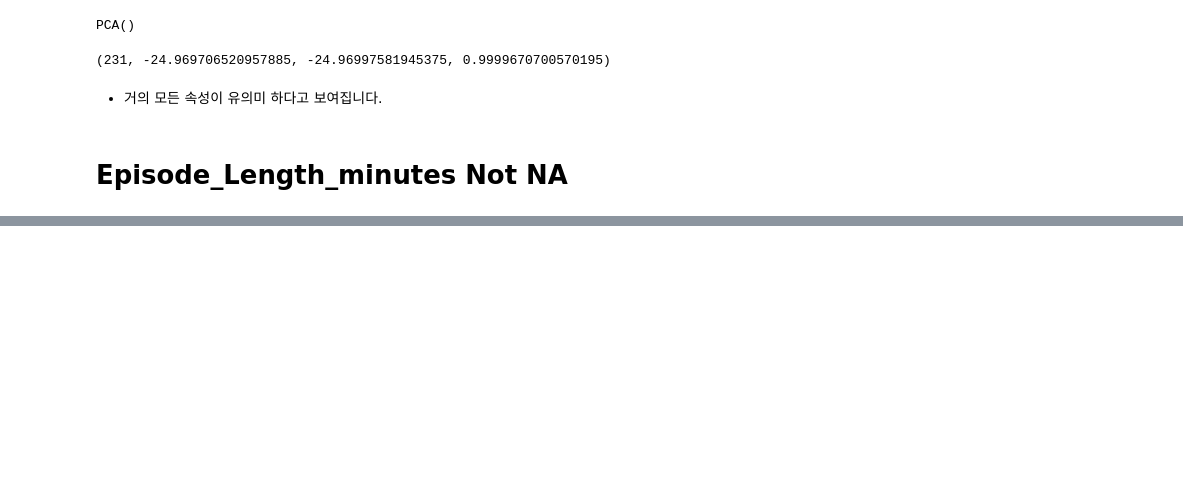
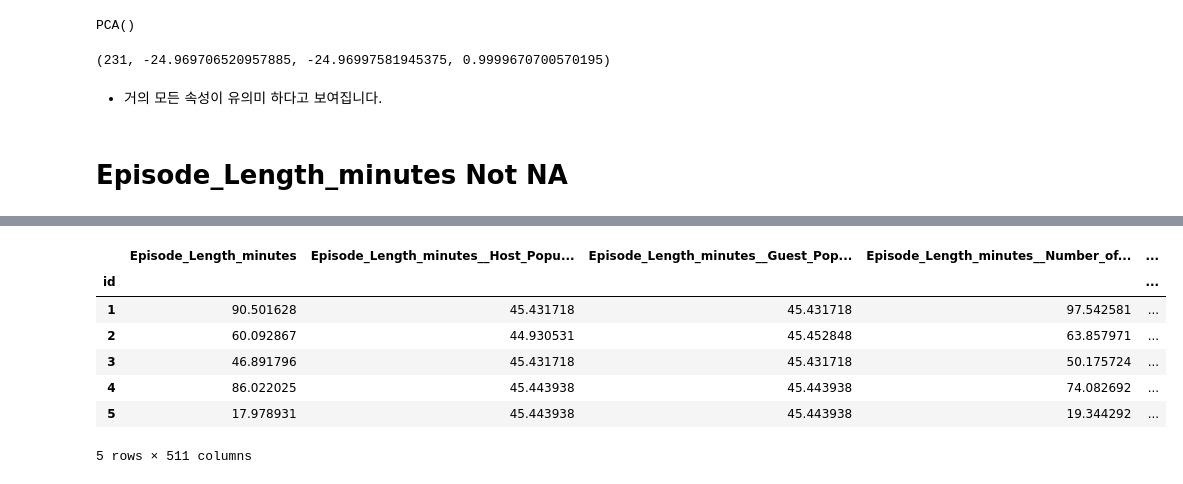
Before and after one commit to sunkusun9/sunkusun9, a Jupyter notebook: kaggle/PGS5/PGS5_ep4/1-4.Target Encoding2.ipynb, the cells around one changed output, grey strips where cells are left out. Cells and saved outputs as stored; diff of their text form; code cells hidden in the pictures; blank space fills up the shorter version.

```diff
--- a/kaggle/PGS5/PGS5_ep4/1-4 Target Encoding2.ipynb
+++ b/kaggle/PGS5/PGS5_ep4/1-4.Target Encoding2.ipynb
@@ -276,11 +276,11 @@ df_c2_2
 | 12 | [Episode_Length_minutes, Guest_Po... | 26.807081 | 0.01 |
 | 0 | [Episode_Length_minutes, Host_Pop... | 26.902713 | 0.01 |
 # %%
-df_c2_3, df_prd_3_2 = sc.cache_result(
-    'tgt_rmse_c2_3',
+df_c3_2, df_prd_3_2 = sc.cache_result(
+    'tgt_rmse_c3_2',
     lambda : get_tgt_rmse_list(df_train, [['Episode_Length_minutes'] + list(i) for i in combinations(X_val, 3)]), rerun = 0
 )
-df_c2_3
+df_c3_2
 # %% [output]
 |  | X_tgt | RMSE | smooth |
 | 53 | [Episode_Length_minutes, Number_o... | 18.849478 | 0.10 |
@@ -384,0 +517,14 @@ scores_2['test_score'].mean() * 0.883876 + scores_1['test_score'].mean() * 0.116
+# %%
+df_tgt = pd.concat([df_prd_0_2, df_prd_1_2, df_prd_2_2, df_prd_3_2, df_prd_1, df_prd_2, df_prd_3, df_prd_4, df_prd_5], axis=1).loc[
+    df_train_1.index
+]
+df_tgt.head()
+# %% [output]
+|  | Episode_Length_minutes | Episode_Length_minutes__Host_Popu... | Episode_Length_minutes__Guest_Pop... | Episode_Length_minutes__Number_of... | ... |
+| id |  |  |  |  | ... |
+| 1 | 90.501628 | 45.431718 | 45.431718 | 97.542581 | ... |
+| 2 | 60.092867 | 44.930531 | 45.452848 | 63.857971 | ... |
+| 3 | 46.891796 | 45.431718 | 45.431718 | 50.175724 | ... |
+| 4 | 86.022025 | 45.443938 | 45.443938 | 74.082692 | ... |
+| 5 | 17.978931 | 45.443938 | 45.443938 | 19.344292 | ... |
+5 rows × 511 columns
```
Also changed, not shown: parts of 23 cells of this notebook, 3 other files.
